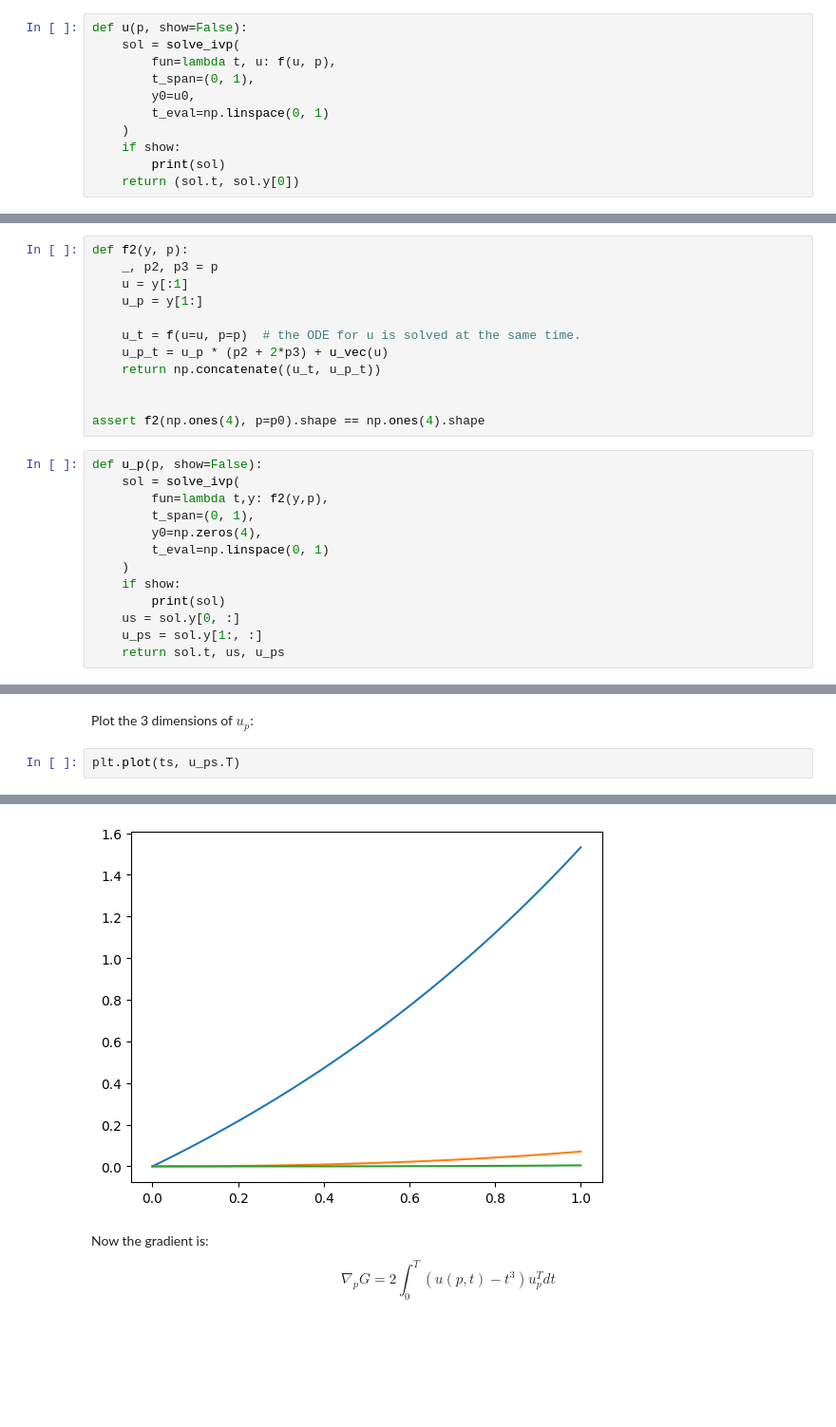
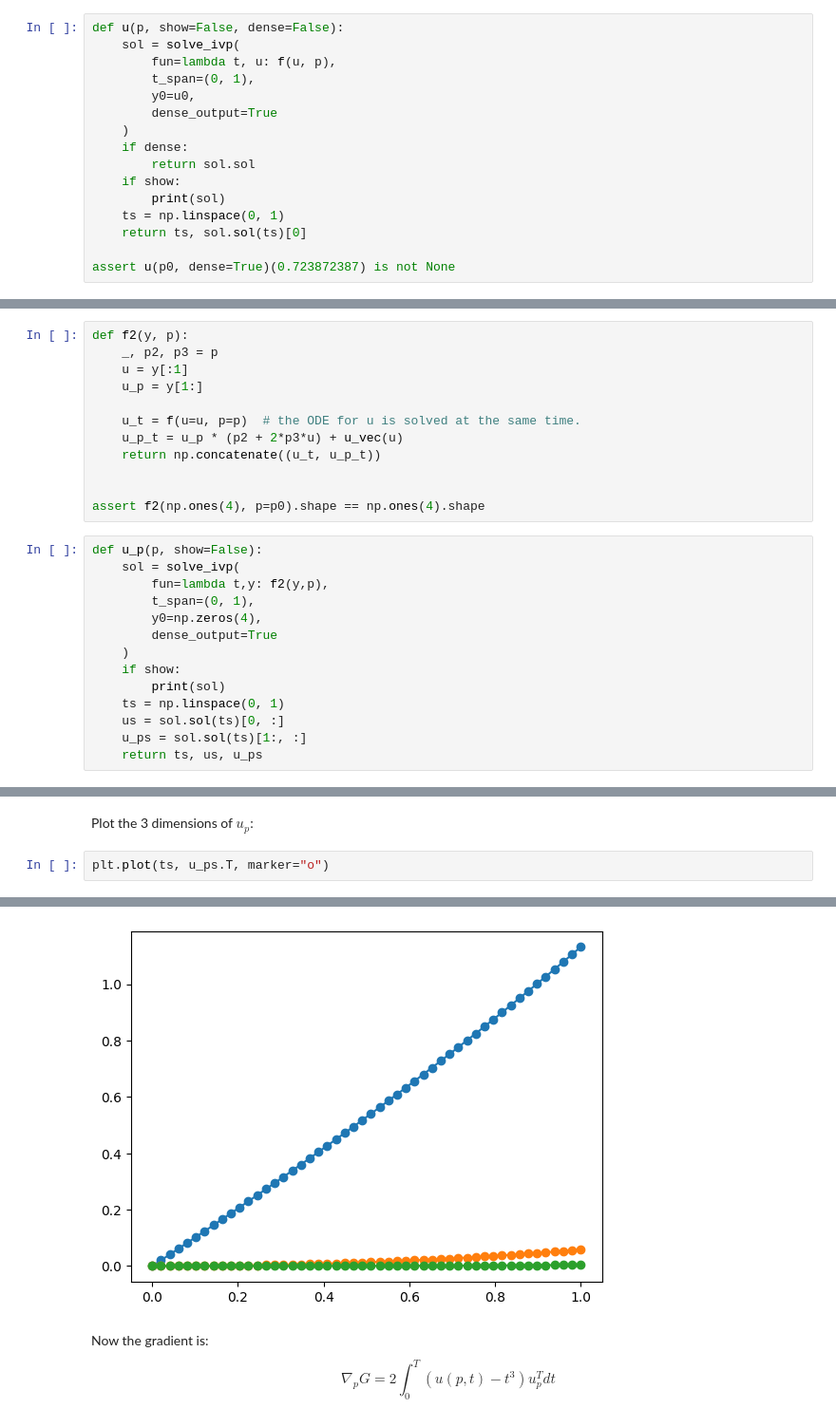
Before and after one commit to tomasruizt/Code-Along, a Jupyter notebook: matrix-calculus/11.3 Forward & Reverse-mode "Adjoint" Differentation through an ODE solution.ipynb, the cells around one changed output, grey strips where cells are left out. Shown: that part at 95% size. Drawn from its saved outputs; the diff is of its cells as text; blank space fills up the shorter version.

```diff
--- a/matrix-calculus/11.3 Forward & Reverse-mode "Adjoint" Differentation through an ODE solution.ipynb
+++ b/matrix-calculus/11.3 Forward & Reverse-mode "Adjoint" Differentation through an ODE solution.ipynb
@@ -24,16 +24,21 @@ u0 = np.array([0.0])
 
 assert f(u0, p0).shape == u0.shape
 # %%
-def u(p, show=False):
+def u(p, show=False, dense=False):
     sol = solve_ivp(
         fun=lambda t, u: f(u, p),
         t_span=(0, 1),
         y0=u0,
-        t_eval=np.linspace(0, 1)
+        dense_output=True
     )
+    if dense:
+        return sol.sol
     if show:
         print(sol)
-    return (sol.t, sol.y[0])
+    ts = np.linspace(0, 1)
+    return ts, sol.sol(ts)[0]
+
+assert u(p0, dense=True)(0.723872387) is not None
 # %%
 ts, us = u(p0, show=True)
 # %% [output]
@@ -108,7 +120,7 @@ def f2(y, p):
     u_p = y[1:]
 
     u_t = f(u=u, p=p)  # the ODE for u is solved at the same time.
-    u_p_t = u_p * (p2 + 2*p3) + u_vec(u)
+    u_p_t = u_p * (p2 + 2*p3*u) + u_vec(u)
     return np.concatenate((u_t, u_p_t))
 
 
@@ -119,13 +131,14 @@ def u_p(p, show=False):
         fun=lambda t,y: f2(y,p),
         t_span=(0, 1),
         y0=np.zeros(4),
-        t_eval=np.linspace(0, 1)
+        dense_output=True
     )
     if show:
         print(sol)
-    us = sol.y[0, :]
-    u_ps = sol.y[1:, :]
-    return sol.t, us, u_ps
+    ts = np.linspace(0, 1)
+    us = sol.sol(ts)[0, :]
+    u_ps = sol.sol(ts)[1:, :]
+    return ts, us, u_ps
 # %%
 ts, us, u_ps = u_p(p0, show=True)
 # %% [output]
@@ -146,12 +160,12 @@ ts, us, u_ps = u_p(p0, show=True)
 # %% [markdown]
 Plot the 3 dimensions of $u_p$:
 # %%
-plt.plot(ts, u_ps.T)
+plt.plot(ts, u_ps.T, marker="o")
 # %% [output]
 [<matplotlib.lines.Line2D at 0x...>,
  <matplotlib.lines.Line2D at 0x...>,
  <matplotlib.lines.Line2D at 0x...>]
-[figure, old version]
+[figure, new version]
 # %% [markdown]
 Now the gradient is:
 $$
```
Also changed, not shown: parts of 22 cells of this notebook.
